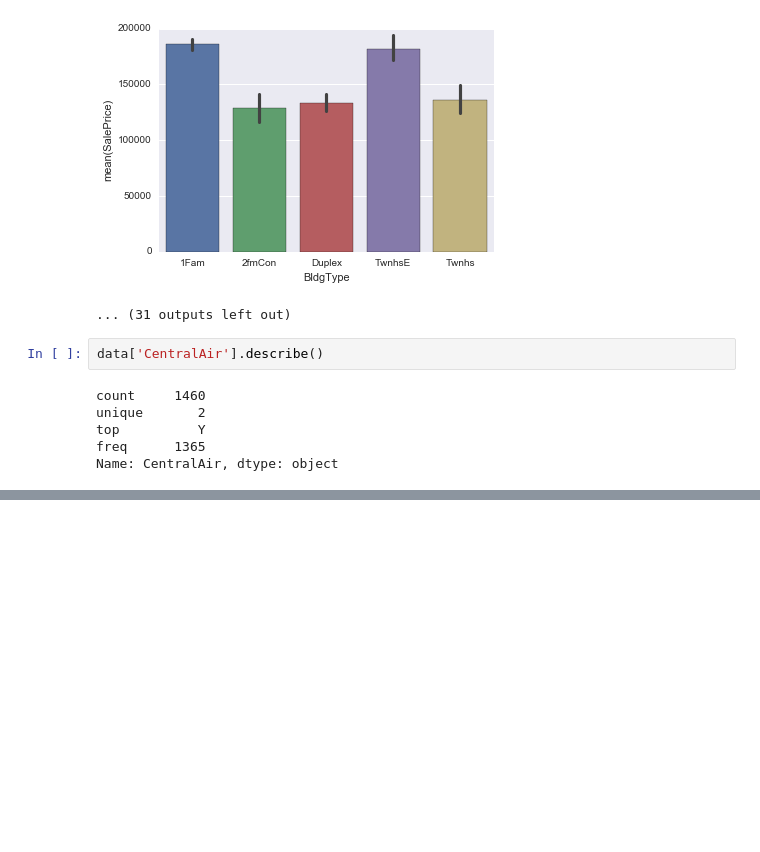
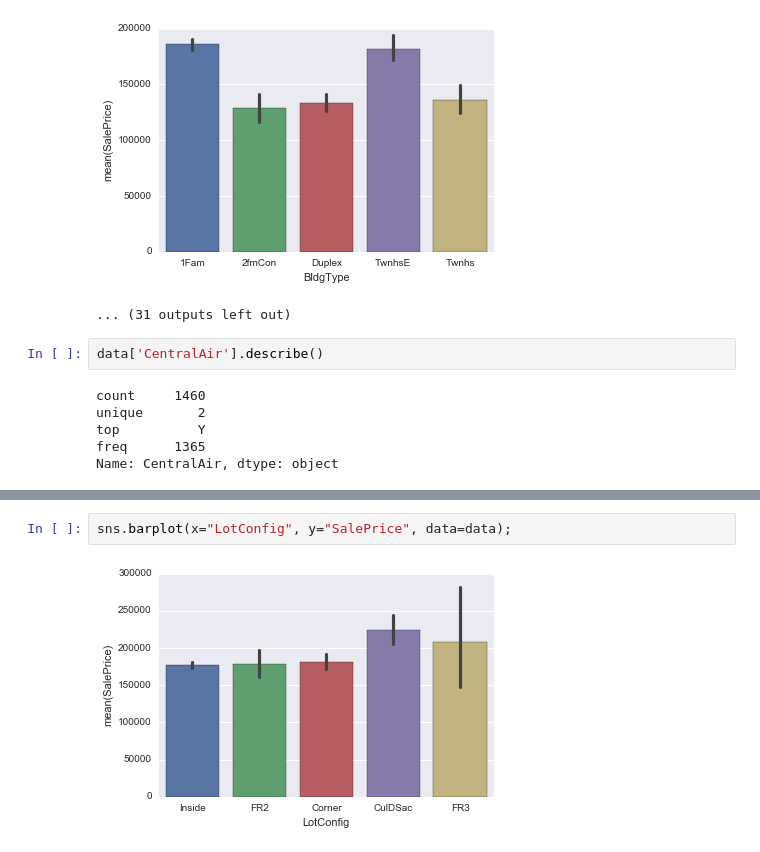
Before and after one commit to PhySci/ML_house_selling, a Jupyter notebook: Analisys.ipynb, the cells around one changed output, grey strips where cells are left out. Cells and saved outputs as stored; diff of their text form; blank space fills up the shorter version.

```diff
--- a/Analisys.ipynb
+++ b/Analisys.ipynb
@@ -42,0 +75,4 @@ Name: CentralAir, dtype: object
+# %%
+sns.barplot(x="LotConfig", y="SalePrice", data=data);
+# %% [output]
+[figure, added]
```
Also changed, not shown: parts of 6 cells of this notebook, 2 other files.
